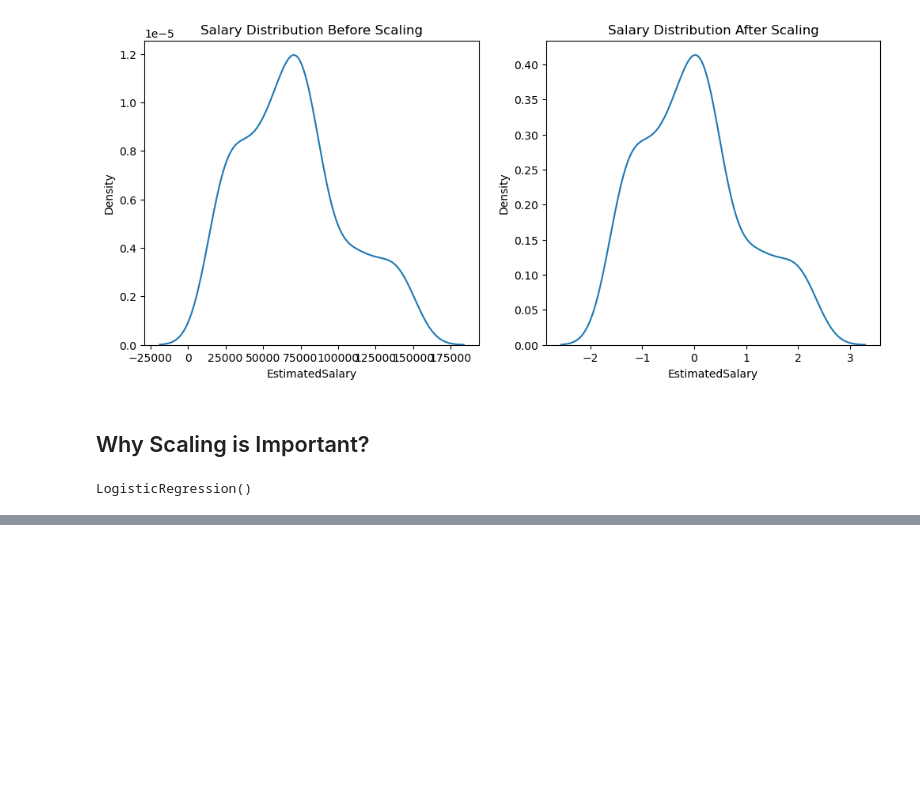
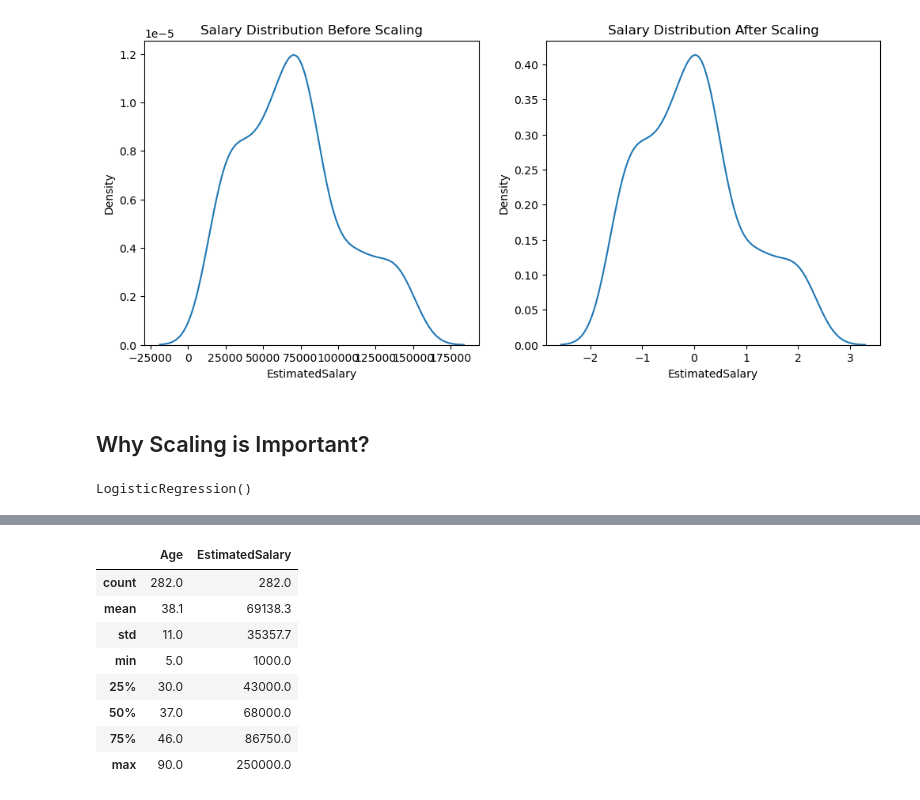
Before and after one commit to imabhishekc/100-days-of-ML, a Jupyter notebook: 11_Feature_Engineering/FeatureScaling-Standardization.ipynb, the cells around one changed output, grey strips where cells are left out. Saved outputs shown, nothing was run; the diff lists cells and outputs as text; code cells hidden in the pictures; blank space fills up the shorter version.

```diff
--- a/11_Feature_Engineering/FeatureScaling-Standardization.ipynb
+++ b/11_Feature_Engineering/FeatureScaling-Standardization.ipynb
@@ -193,0 +284,13 @@ LogisticRegression()
+# %%
+# use of describe() function in NumPy used in Original Data
+np.round(X_train.describe(), 1)
+# %% [output]
+|  | Age | EstimatedSalary |
+| count | 282.0 | 282.0 |
+| mean | 38.1 | 69138.3 |
+| std | 11.0 | 35357.7 |
+| min | 5.0 | 1000.0 |
+| 25% | 30.0 | 43000.0 |
+| 50% | 37.0 | 68000.0 |
+| 75% | 46.0 | 86750.0 |
+| max | 90.0 | 250000.0 |
```
Also changed, not shown: parts of 21 cells of this notebook.
